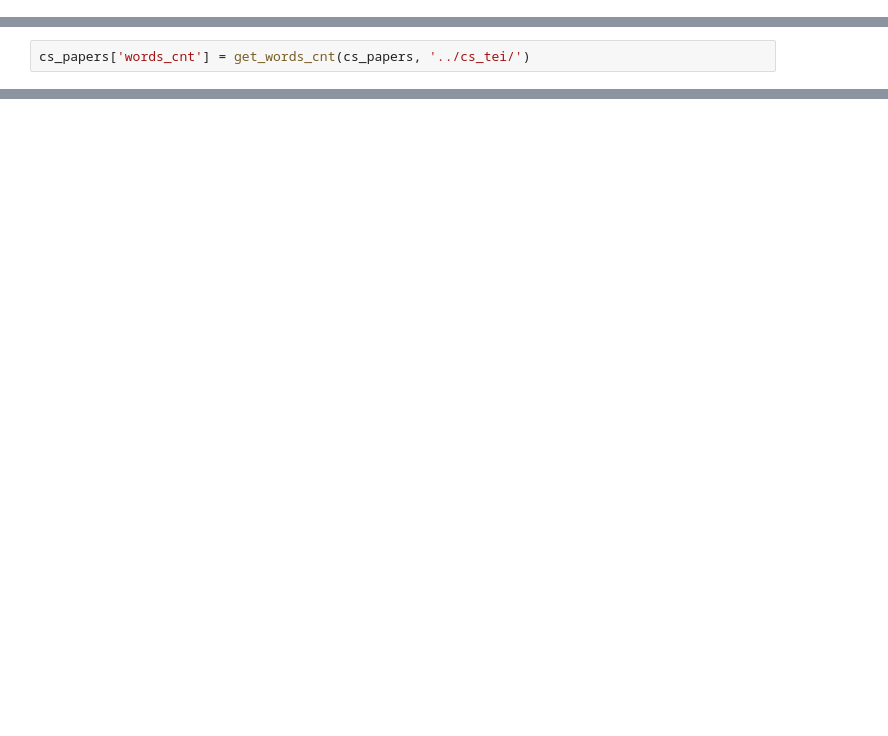
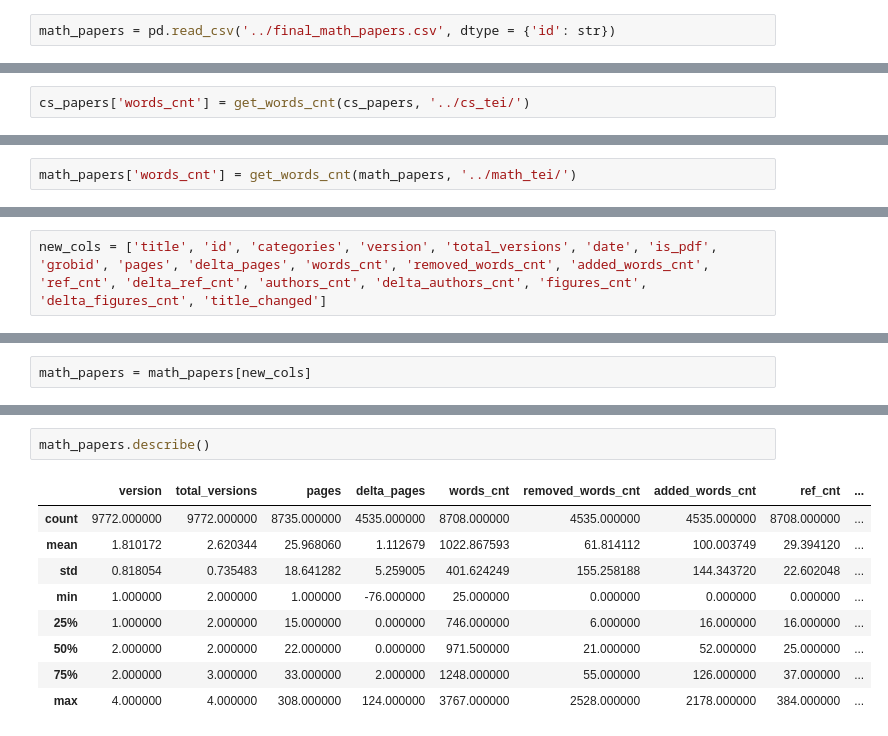
Before and after one commit to andcov/arXiv_preprints_version_analysis, a Jupyter notebook: _analyse.ipynb, the cells around one changed output, grey strips where cells are left out. Cells and saved outputs as stored; diff of their text form; blank space fills up the shorter version.

```diff
--- a/_analyse.ipynb
+++ b/_analyse.ipynb
@@ -214,0 +38,2 @@ plt.show()
+# %%
+math_papers = pd.read_csv('../final_math_papers.csv', dtype = {'id': str})
@@ -377,0 +442,2 @@ def get_text_modification(papers, xml_path):
+# %%
+math_papers['words_cnt'] = get_words_cnt(math_papers, '../math_tei/')
@@ -379,0 +475,2 @@ cs_papers['added_words_cnt'], cs_papers['removed_words_cnt'] = get_delta_text_di
+# %%
+new_cols = ['title', 'id', 'categories', 'version', 'total_versions', 'date', 'is_pdf', 'grobid', 'pages', 'delta_pages', 'words_cnt', 'removed_words_cnt', 'added_words_cnt', 'ref_cnt', 'delta_ref_cnt', 'authors_cnt', 'delta_authors_cnt', 'figures_cnt', 'delta_figures_cnt', 'title_changed']
@@ -379,0 +479,2 @@ cs_papers['added_words_cnt'], cs_papers['removed_words_cnt'] = get_delta_text_di
+# %%
+math_papers = math_papers[new_cols]
@@ -391,0 +519,12 @@ cs_papers.describe()
+# %%
+math_papers.describe()
+# %% [output]
+|  | version | total_versions | pages | delta_pages | words_cnt | removed_words_cnt | added_words_cnt | ref_cnt | ... |
+| count | 9772.000000 | 9772.000000 | 8735.000000 | 4535.000000 | 8708.000000 | 4535.000000 | 4535.000000 | 8708.000000 | ... |
+| mean | 1.810172 | 2.620344 | 25.968060 | 1.112679 | 1022.867593 | 61.814112 | 100.003749 | 29.394120 | ... |
+| std | 0.818054 | 0.735483 | 18.641282 | 5.259005 | 401.624249 | 155.258188 | 144.343720 | 22.602048 | ... |
+| min | 1.000000 | 2.000000 | 1.000000 | -76.000000 | 25.000000 | 0.000000 | 0.000000 | 0.000000 | ... |
+| 25% | 1.000000 | 2.000000 | 15.000000 | 0.000000 | 746.000000 | 6.000000 | 16.000000 | 16.000000 | ... |
+| 50% | 2.000000 | 2.000000 | 22.000000 | 0.000000 | 971.500000 | 21.000000 | 52.000000 | 25.000000 | ... |
+| 75% | 2.000000 | 3.000000 | 33.000000 | 2.000000 | 1248.000000 | 55.000000 | 126.000000 | 37.000000 | ... |
+| max | 4.000000 | 4.000000 | 308.000000 | 124.000000 | 3767.000000 | 2528.000000 | 2178.000000 | 384.000000 | ... |
```
Also changed, not shown: parts of 54 cells of this notebook, 3 other files.
